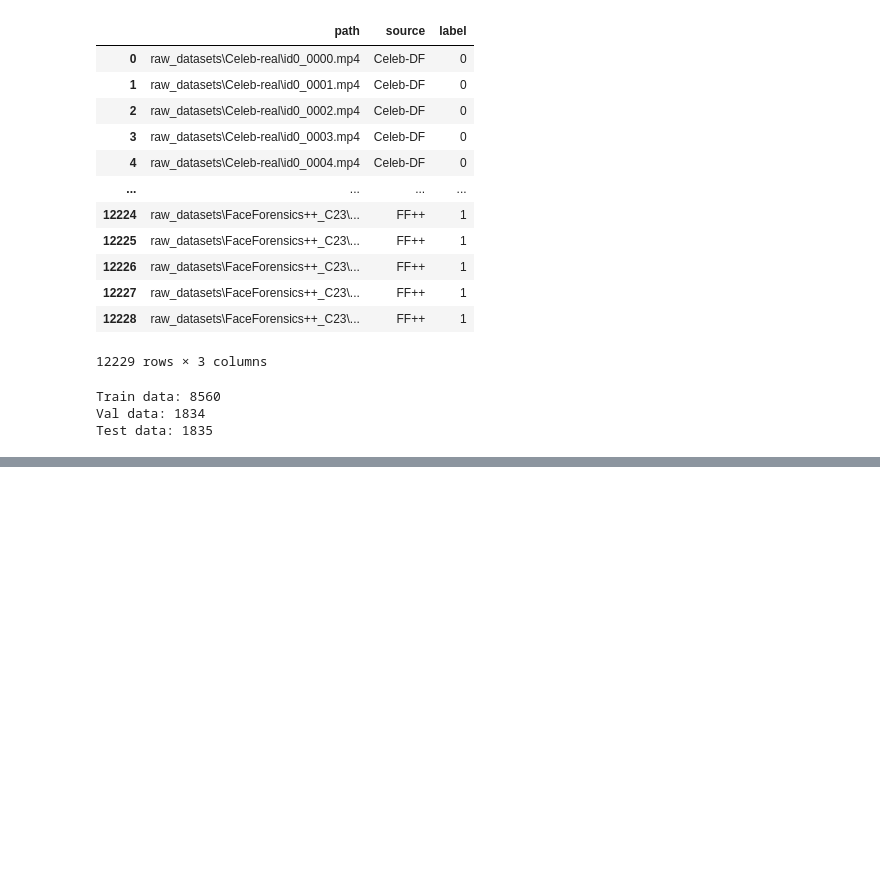
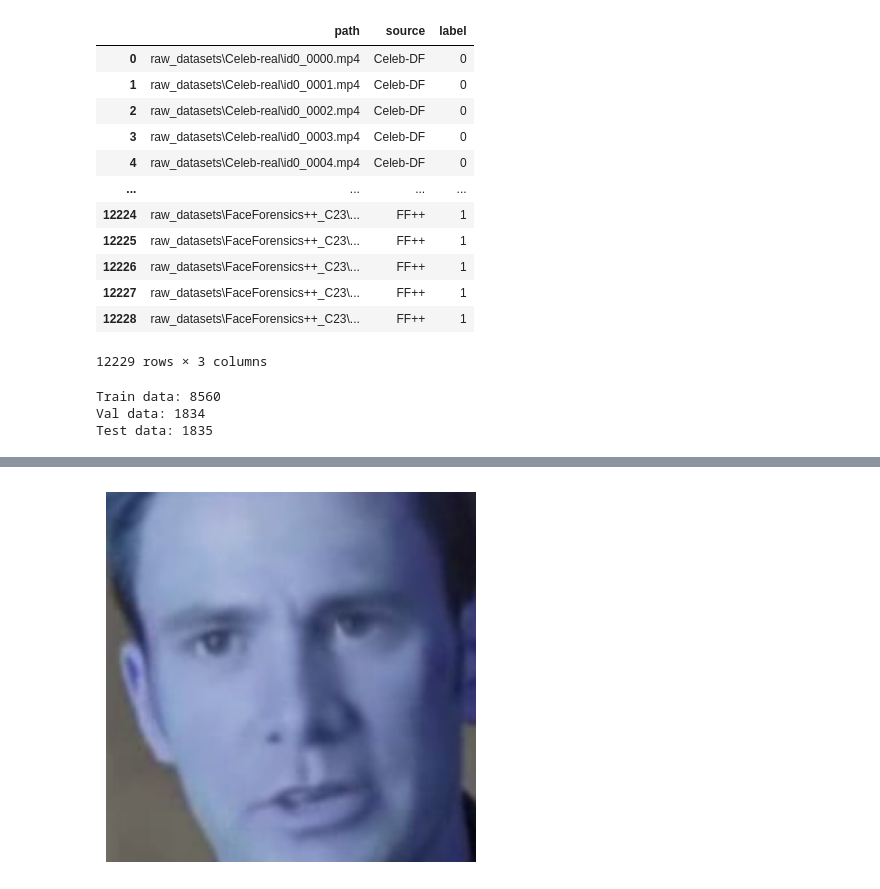
Before and after one commit to Rvp0310/DeepFake_Video_Detection, a Jupyter notebook: Notebook_01.ipynb, the cells around one changed output, grey strips where cells are left out. Saved outputs shown, nothing was run; the diff lists cells and outputs as text; code cells hidden in the pictures; blank space fills up the shorter version.

```diff
--- a/Notebook_01.ipynb
+++ b/Notebook_01.ipynb
@@ -145,0 +183,44 @@ plt.show()
+# %%
+# face detection at frame 0 and face tracing on rest of frame for accurate crop
+
+face_detector = cv2.CascadeClassifier(cv2.data.haarcascades + "haarcascade_frontalface_default.xml")
+
+def face_detect_trace(vid_path):
+    faces = []
+
+    frames = extract_frames(vid_path)
+
+    first = frames[0]
+    gray = cv2.cvtColor(first, cv2.COLOR_BGR2GRAY)
+
+    detected = face_detector.detectMultiScale(gray, 1.3, 5)
+
+    if len(detected) == 0:
+        return frames
+
+    x,y,w,h = detected[0]
+
+    tracker = cv2.legacy.TrackerCSRT_create()
+    tracker.init(first, (x,y,w,h))
+
+    for frame in frames:
+        success, box = tracker.update(frame)
+
+        if success:
+            x,y,w,h = [int(v) for v in box]
+            face = frame[y: y + h, x: x + w]
+            face = cv2.resize(face, (224, 224))
+            faces.append(face)
+        else:
+            faces.append(frame)
+
+    return faces
+
+# function demo
+faces = face_detect_trace(train_df["path"][0])
+
+plt.imshow(faces[10])
+plt.axis("off")
+plt.show()
+# %% [output]
+[figure, added]
```
Also changed, not shown: parts of 8 cells of this notebook.
